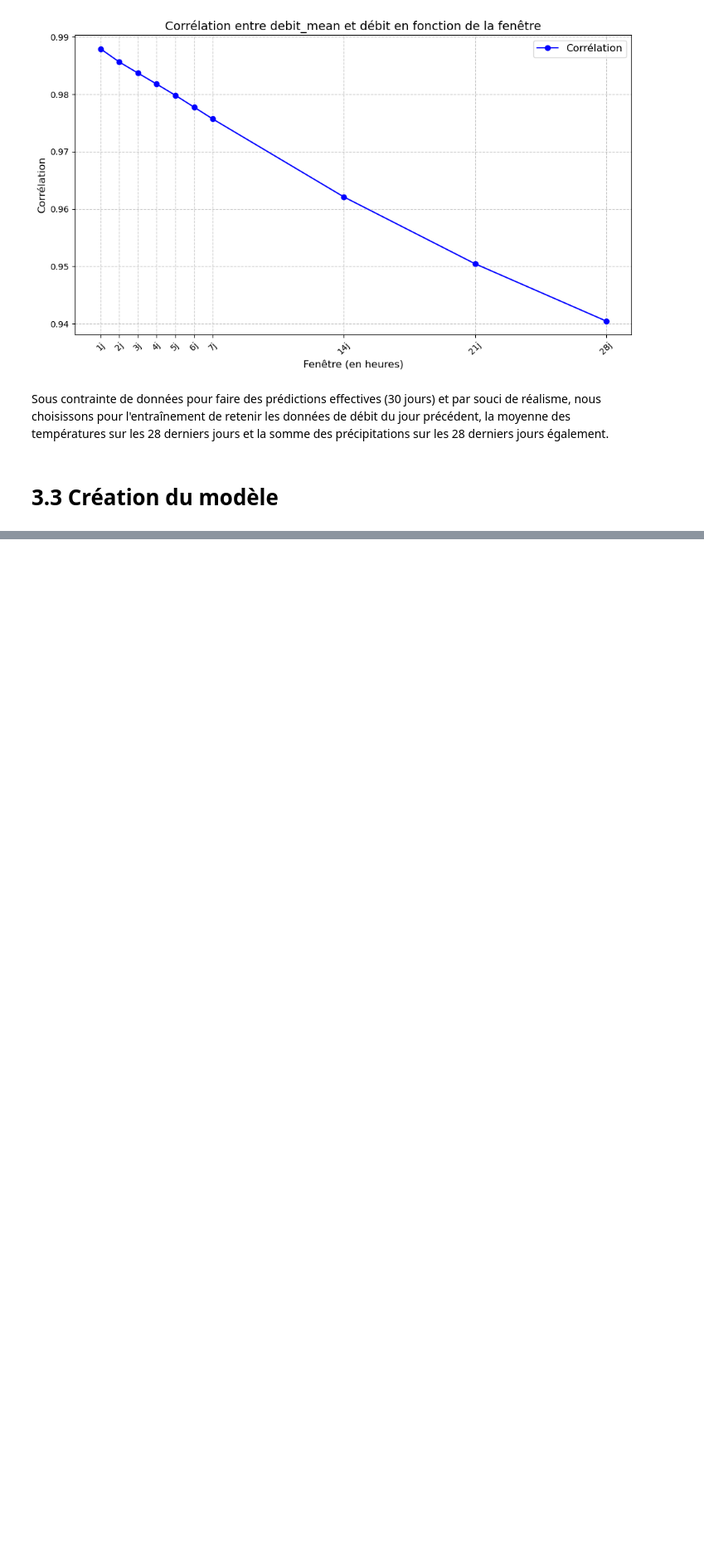
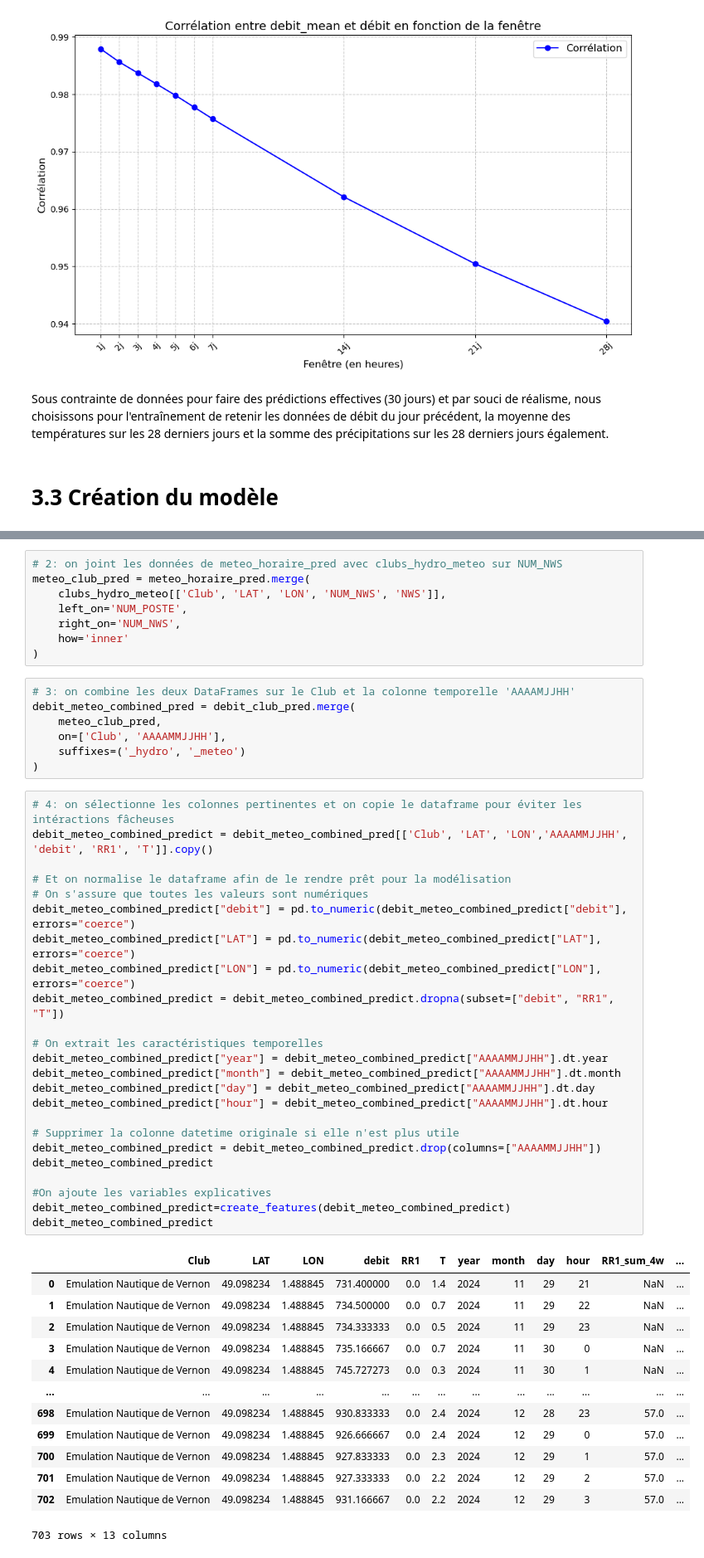
Before and after one commit to vadim-gisserot/Projet-de-Python-Leroux-Gisserot, a Jupyter notebook: notebooks/Compte-rendu de l'analyse.ipynb, the cells around one changed output, grey strips where cells are left out. Shown at 83% size. Drawn from its saved outputs; the diff is of its cells as text; blank space fills up the shorter version.

```diff
--- a/notebooks/Compte-rendu de l'analyse.ipynb
+++ b/notebooks/Compte-rendu de l'analyse.ipynb
@@ -598,0 +694,53 @@ NameError: name 'train_test_split' is not defined
+# %%
+# 2: on joint les données de meteo_horaire_pred avec clubs_hydro_meteo sur NUM_NWS
+meteo_club_pred = meteo_horaire_pred.merge(
+    clubs_hydro_meteo[['Club', 'LAT', 'LON', 'NUM_NWS', 'NWS']],
+    left_on='NUM_POSTE',
+    right_on='NUM_NWS',
+    how='inner'
+)
+# %%
+# 3: on combine les deux DataFrames sur le Club et la colonne temporelle 'AAAAMJJHH'
+debit_meteo_combined_pred = debit_club_pred.merge(
+    meteo_club_pred,
+    on=['Club', 'AAAAMMJJHH'],
+    suffixes=('_hydro', '_meteo')
+)
+# %%
+# 4: on sélectionne les colonnes pertinentes et on copie le dataframe pour éviter les intéractions fâcheuses
+debit_meteo_combined_predict = debit_meteo_combined_pred[['Club', 'LAT', 'LON','AAAAMMJJHH', 'debit', 'RR1', 'T']].copy()
+
+# Et on normalise le dataframe afin de le rendre prêt pour la modélisation
+# On s'assure que toutes les valeurs sont numériques
+debit_meteo_combined_predict["debit"] = pd.to_numeric(debit_meteo_combined_predict["debit"], errors="coerce")
+debit_meteo_combined_predict["LAT"] = pd.to_numeric(debit_meteo_combined_predict["LAT"], errors="coerce")
+debit_meteo_combined_predict["LON"] = pd.to_numeric(debit_meteo_combined_predict["LON"], errors="coerce")
+debit_meteo_combined_predict = debit_meteo_combined_predict.dropna(subset=["debit", "RR1", "T"])
+
+# On extrait les caractéristiques temporelles
+debit_meteo_combined_predict["year"] = debit_meteo_combined_predict["AAAAMMJJHH"].dt.year
+debit_meteo_combined_predict["month"] = debit_meteo_combined_predict["AAAAMMJJHH"].dt.month
+debit_meteo_combined_predict["day"] = debit_meteo_combined_predict["AAAAMMJJHH"].dt.day
+debit_meteo_combined_predict["hour"] = debit_meteo_combined_predict["AAAAMMJJHH"].dt.hour
+
+# Supprimer la colonne datetime originale si elle n'est plus utile
+debit_meteo_combined_predict = debit_meteo_combined_predict.drop(columns=["AAAAMMJJHH"])
+debit_meteo_combined_predict
+
+#On ajoute les variables explicatives
+debit_meteo_combined_predict=create_features(debit_meteo_combined_predict)
+debit_meteo_combined_predict
+# %% [output]
+|  | Club | LAT | LON | debit | RR1 | T | year | month | day | hour | RR1_sum_4w | ... |
+| 0 | Emulation Nautique de Vernon | 49.098234 | 1.488845 | 731.400000 | 0.0 | 1.4 | 2024 | 11 | 29 | 21 | NaN | ... |
+| 1 | Emulation Nautique de Vernon | 49.098234 | 1.488845 | 734.500000 | 0.0 | 0.7 | 2024 | 11 | 29 | 22 | NaN | ... |
+| 2 | Emulation Nautique de Vernon | 49.098234 | 1.488845 | 734.333333 | 0.0 | 0.5 | 2024 | 11 | 29 | 23 | NaN | ... |
+| 3 | Emulation Nautique de Vernon | 49.098234 | 1.488845 | 735.166667 | 0.0 | 0.7 | 2024 | 11 | 30 | 0 | NaN | ... |
+| 4 | Emulation Nautique de Vernon | 49.098234 | 1.488845 | 745.727273 | 0.0 | 0.3 | 2024 | 11 | 30 | 1 | NaN | ... |
+| ... | ... | ... | ... | ... | ... | ... | ... | ... | ... | ... | ... | ... |
+| 698 | Emulation Nautique de Vernon | 49.098234 | 1.488845 | 930.833333 | 0.0 | 2.4 | 2024 | 12 | 28 | 23 | 57.0 | ... |
+| 699 | Emulation Nautique de Vernon | 49.098234 | 1.488845 | 926.666667 | 0.0 | 2.4 | 2024 | 12 | 29 | 0 | 57.0 | ... |
+| 700 | Emulation Nautique de Vernon | 49.098234 | 1.488845 | 927.833333 | 0.0 | 2.3 | 2024 | 12 | 29 | 1 | 57.0 | ... |
+| 701 | Emulation Nautique de Vernon | 49.098234 | 1.488845 | 927.333333 | 0.0 | 2.2 | 2024 | 12 | 29 | 2 | 57.0 | ... |
+| 702 | Emulation Nautique de Vernon | 49.098234 | 1.488845 | 931.166667 | 0.0 | 2.2 | 2024 | 12 | 29 | 3 | 57.0 | ... |
+703 rows × 13 columns
```
Also changed, not shown: parts of 15 cells of this notebook, 1 other file.
